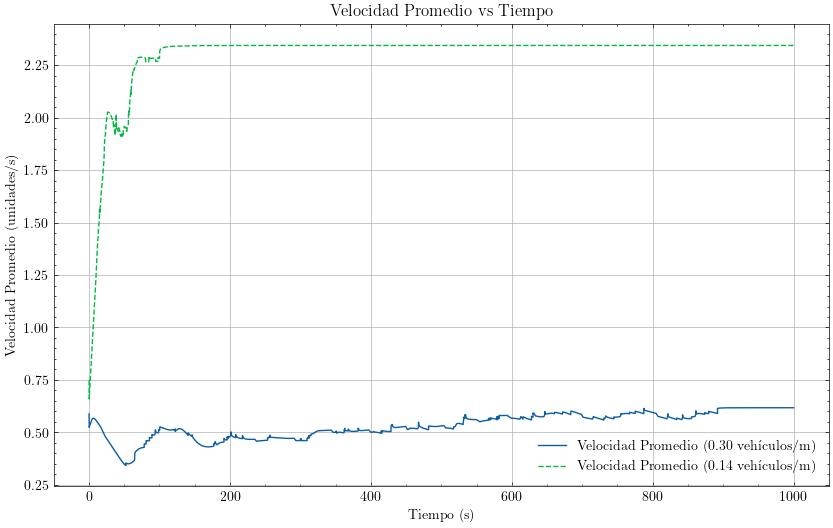
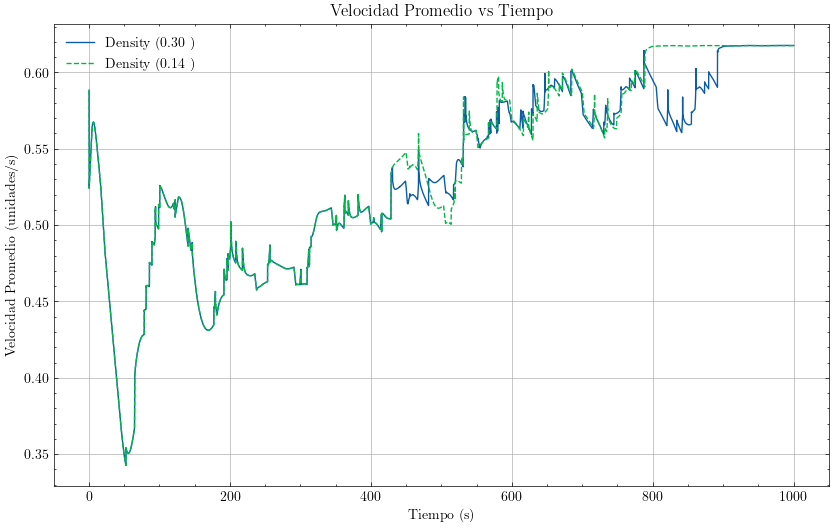
Code edit (unified diff) that turned the first committed figure into the second:
--- before
+++ after
@@ -4,5 +4,5 @@
 
 plt.plot(data["tiempo"], data["velocidad_promedio"], label=f"Density ({density_sim:.2f} )")
-plt.plot(data_sim_2["tiempo"], data_sim_2["velocidad_promedio"], label=f"Density ({density_sim_2:.2f} )", linestyle="--")
+plt.plot(data_sim_2["tiempo"]*0.1, data_sim_2["velocidad_promedio"], label=f"Density ({density_sim_2:.2f} )", linestyle="--")
 
 

Commit: FEAT: Ntebook for tryout